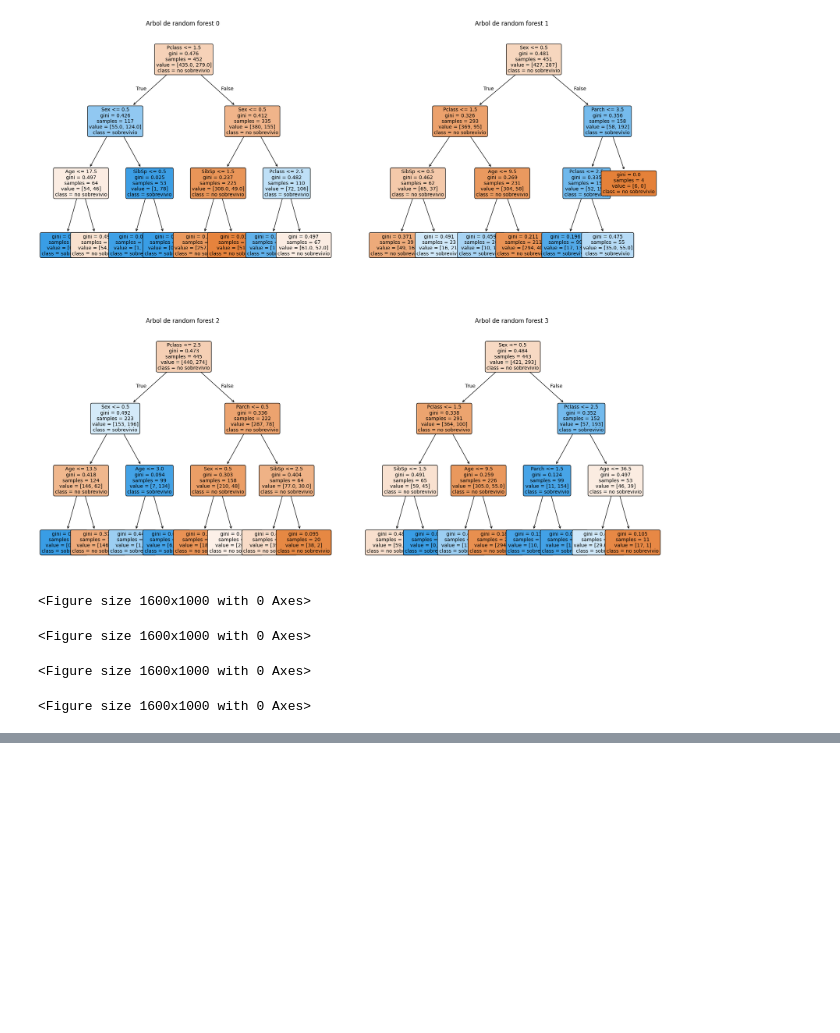
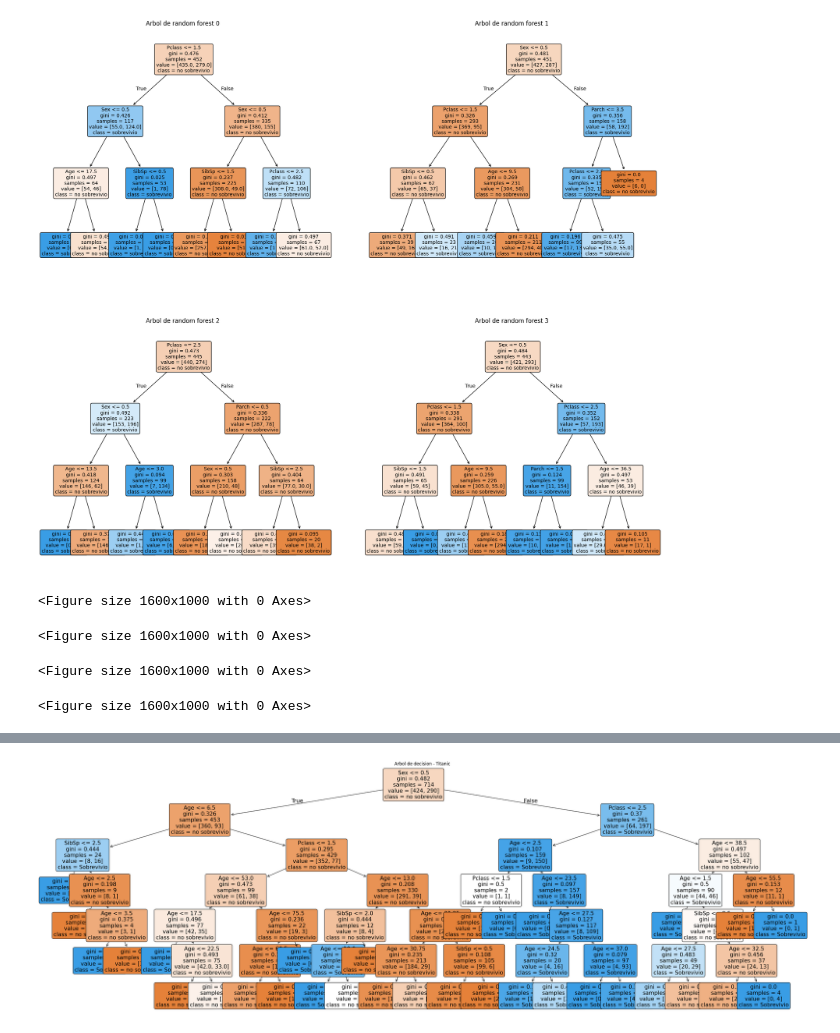
Before and after one commit to MarioAran/AI-con-python, a Jupyter notebook: modulo_4/teoria filtrado/Decision_Tree/practica/main.ipynb, the cells around one changed output, grey strips where cells are left out. Saved outputs shown, nothing was run; the diff lists cells and outputs as text; code cells hidden in the pictures; blank space fills up the shorter version.

```diff
--- a/modulo_4/teoria filtrado/Decision_Tree/practica/main.ipynb
+++ b/modulo_4/teoria filtrado/Decision_Tree/practica/main.ipynb
@@ -109,0 +122,16 @@ Parch: 0.0000
+# %%
+clf = tree.DecisionTreeClassifier(max_depth=best_depth, random_state=42)
+clf.fit(X,Y)
+
+plt.figure(figsize=(30,10))
+tree.plot_tree(clf,
+               feature_names=X.columns.tolist(),
+               class_names = ['no sobrevivio','Sobrevivio'],
+               filled = True,
+               rounded =True,
+               fontsize = 15)
+plt.title("Arbol de decision - Titanic ")
+plt.tight_layout()
+plt.show()
+# %% [output]
+[figure, added]
```
Also changed, not shown: parts of 5 cells of this notebook, 7 other files.
